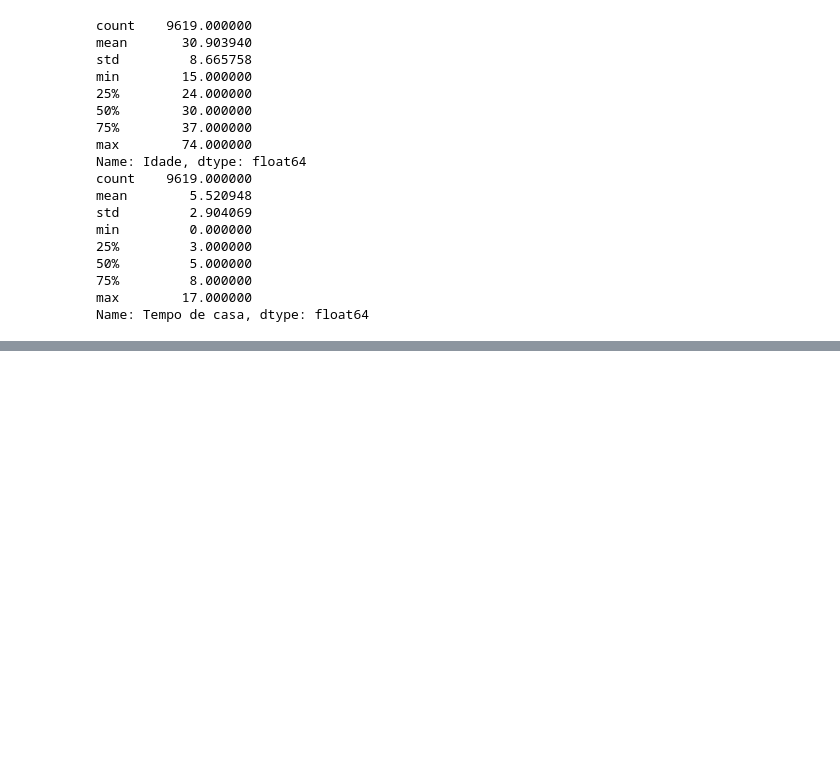
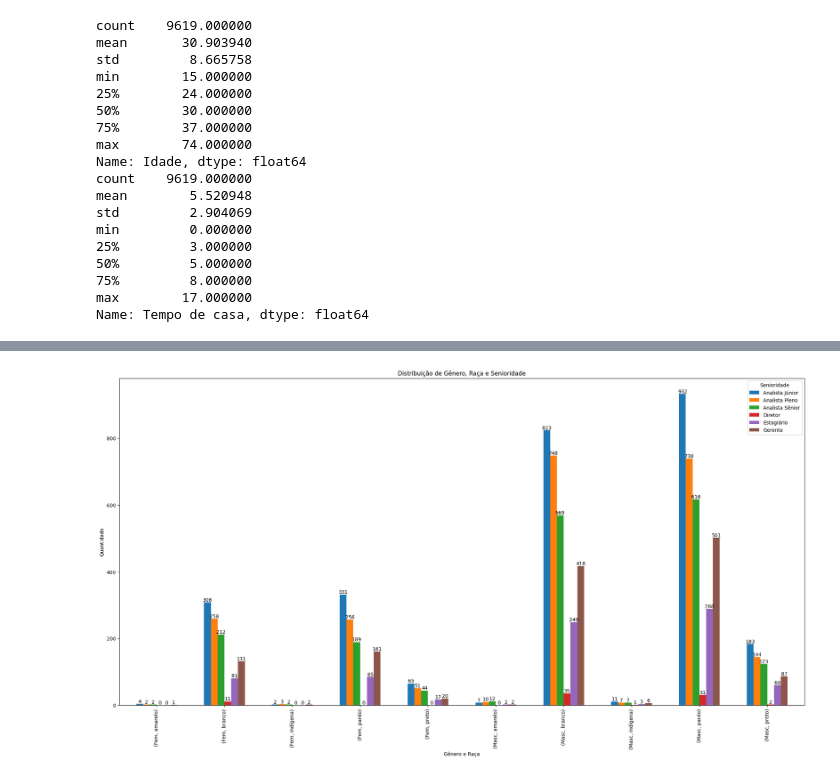
Before and after one commit to antoniosscd/Desafio_Hackathon_Ada, a Jupyter notebook: adahack-etl (1).ipynb, the cells around one changed output, grey strips where cells are left out. Saved outputs shown, nothing was run; the diff lists cells and outputs as text; code cells hidden in the pictures; blank space fills up the shorter version.

```diff
--- a/adahack-etl (1).ipynb
+++ b/adahack-etl (1).ipynb
@@ -585,0 +630,12 @@ Name: Tempo de casa, dtype: float64
+# %%
+#A informação assima indica uma falha que sera analisada.
+grupo_inc = []
+
+for index, linha in base_dados.iterrows():
+    if (linha['Idade'] - linha['Tempo de casa']) < 14:
+        grupo_inc.append(linha)
+
+# Exibir as primeiras linhas do grupo_inc
+# print(pd.DataFrame(grupo_inc).head())
+
+grupo_inc = pd.DataFrame(grupo_inc)
@@ -585,0 +654,3 @@ Name: Tempo de casa, dtype: float64
+# %%
+grupo_inc_exl = grupo_inc.index
+base_dados = base_dados.drop(grupo_inc_exl)
@@ -585,0 +693,17 @@ Name: Tempo de casa, dtype: float64
+# %%
+crosstab = pd.crosstab([base_dados['Genero'], base_dados['Raça']], base_dados['Senioridade'])
+
+# Plotar o gráfico de barras agrupadas com distância entre as barras aumentada
+ax = crosstab.plot(kind='bar', figsize=(25, 12), width=0.6)  # Ajuste a largura das barras conforme necessário
+plt.title('Distribuição de Gênero, Raça e Senioridade')
+plt.xlabel('Gênero e Raça')
+plt.ylabel('Quantidade')
+plt.legend(title='Senioridade')
+
+# Adicionar as quantidades nas barras
+for i in ax.patches:
+    ax.text(i.get_x() + i.get_width() / 2, i.get_height() + 0.05, str(i.get_height()), ha='center', va='bottom')
+
+plt.show()
+# %% [output]
+[figure, added]
```
Also changed, not shown: parts of 14 cells of this notebook.
